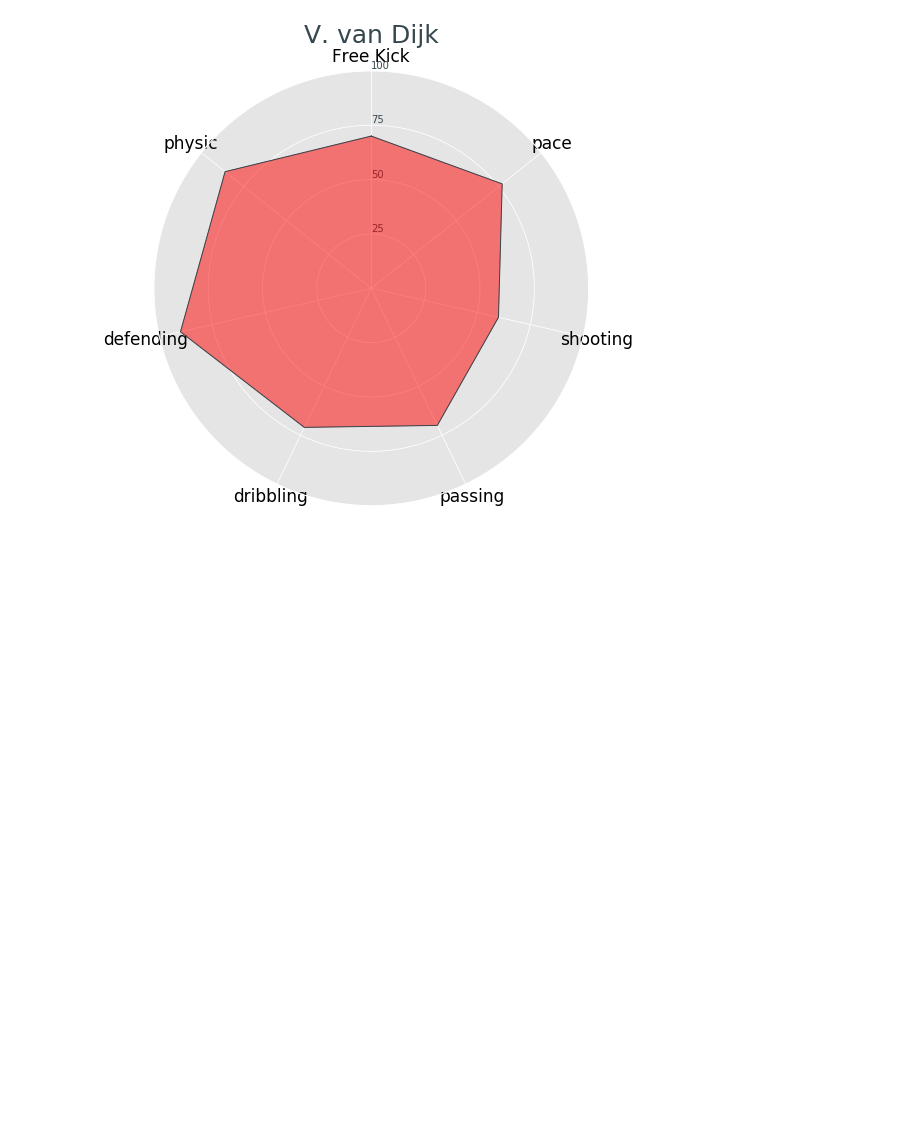
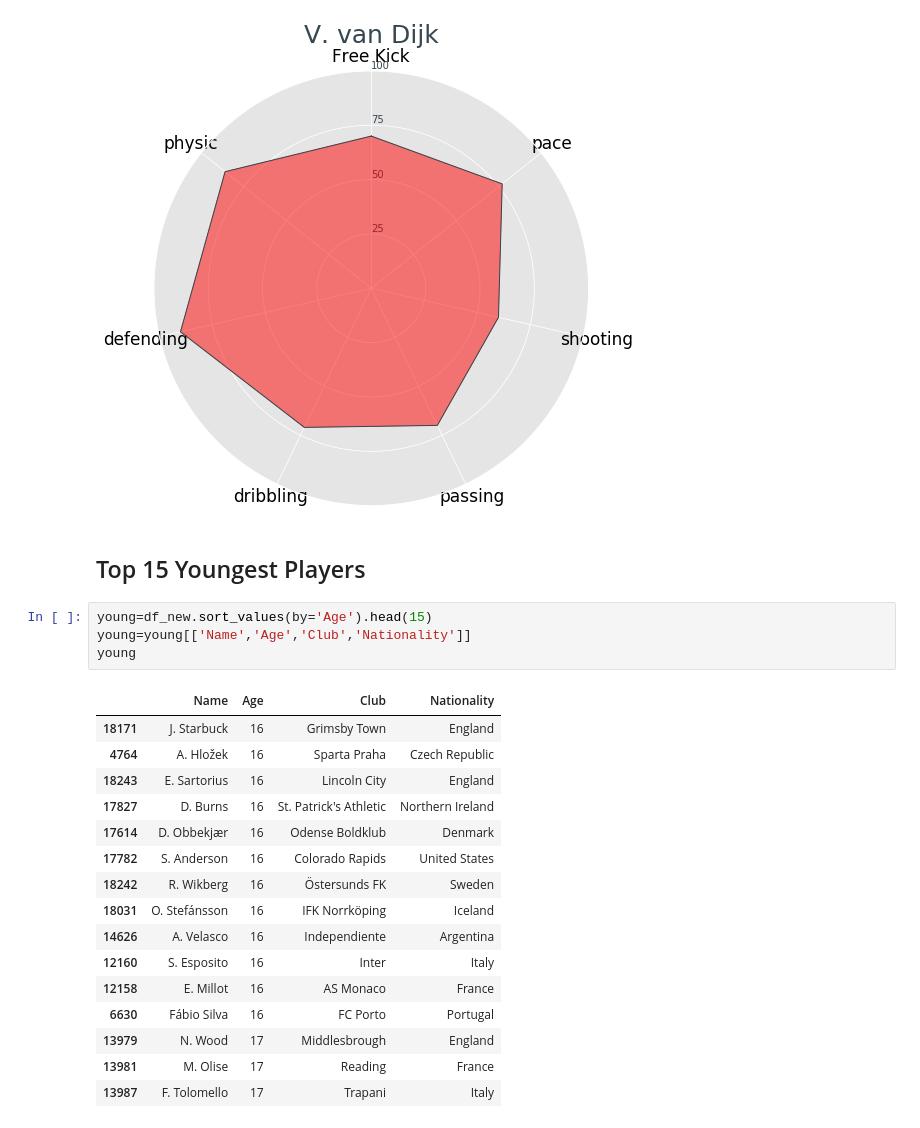
Before and after one commit to shlokadaga/fifa20, a Jupyter notebook: fifa20_project.ipynb, the cells around one changed output. Cells and saved outputs as stored; diff of their text form; blank space fills up the shorter version.

```diff
--- a/fifa20_project.ipynb
+++ b/fifa20_project.ipynb
@@ -629,3 +629,26 @@ graphpolar(3)
 graphpolar(7)
 # %% [output]
 [figure]
+# %% [markdown]
+## Top 15 Youngest Players
+# %%
+young=df_new.sort_values(by='Age').head(15)
+young=young[['Name','Age','Club','Nationality']]
+young
+# %% [output]
+|  | Name | Age | Club | Nationality |
+| 18171 | J. Starbuck | 16 | Grimsby Town | England |
+| 4764 | A. Hložek | 16 | Sparta Praha | Czech Republic |
+| 18243 | E. Sartorius | 16 | Lincoln City | England |
+| 17827 | D. Burns | 16 | St. Patrick's Athletic | Northern Ireland |
+| 17614 | D. Obbekjær | 16 | Odense Boldklub | Denmark |
+| 17782 | S. Anderson | 16 | Colorado Rapids | United States |
+| 18242 | R. Wikberg | 16 | Östersunds FK | Sweden |
+| 18031 | O. Stefánsson | 16 | IFK Norrköping | Iceland |
+| 14626 | A. Velasco | 16 | Independiente | Argentina |
+| 12160 | S. Esposito | 16 | Inter | Italy |
+| 12158 | E. Millot | 16 | AS Monaco | France |
+| 6630 | Fábio Silva | 16 | FC Porto | Portugal |
+| 13979 | N. Wood | 17 | Middlesbrough | England |
+| 13981 | M. Olise | 17 | Reading | France |
+| 13987 | F. Tolomello | 17 | Trapani | Italy |
```
Also changed, not shown: parts of 7 cells of this notebook.
